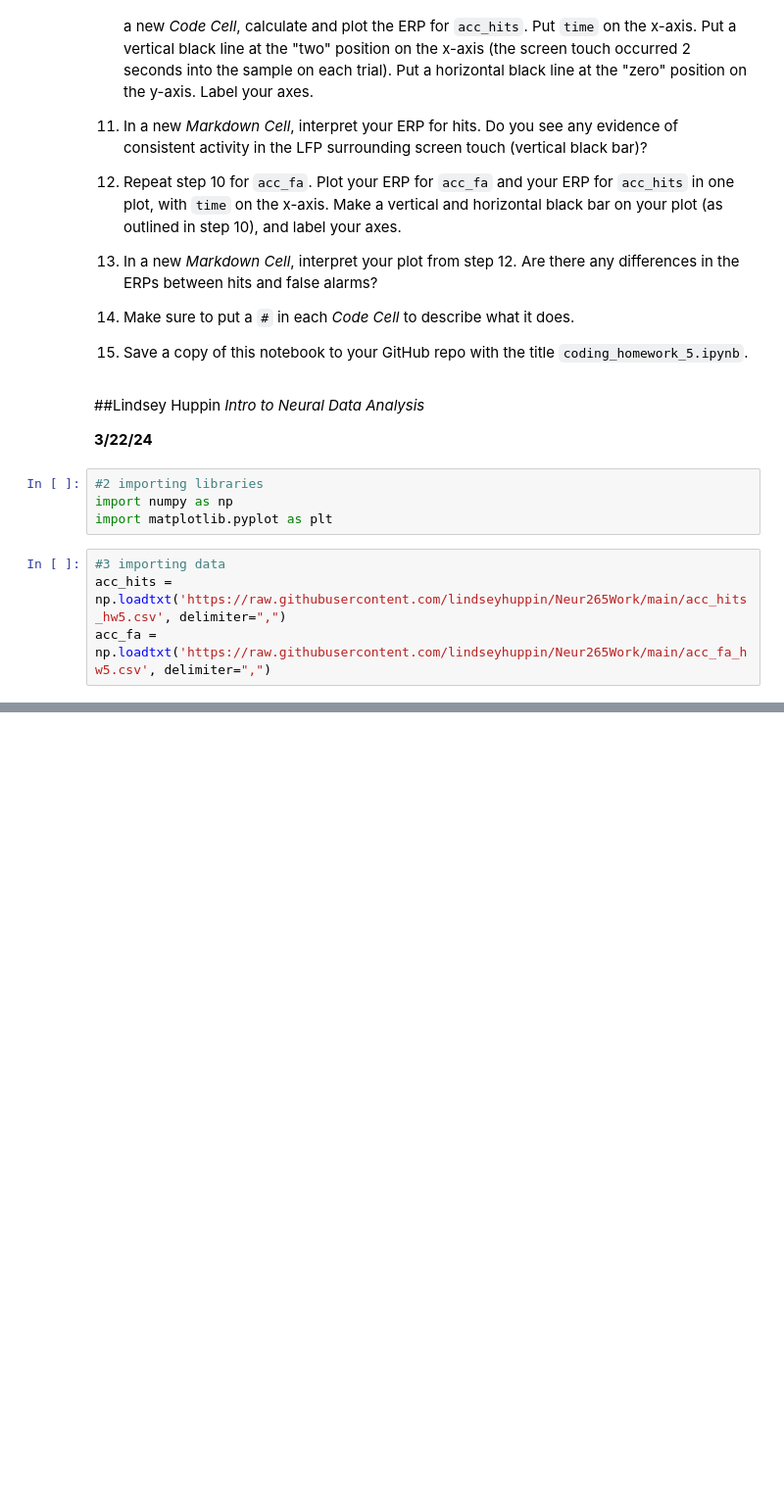
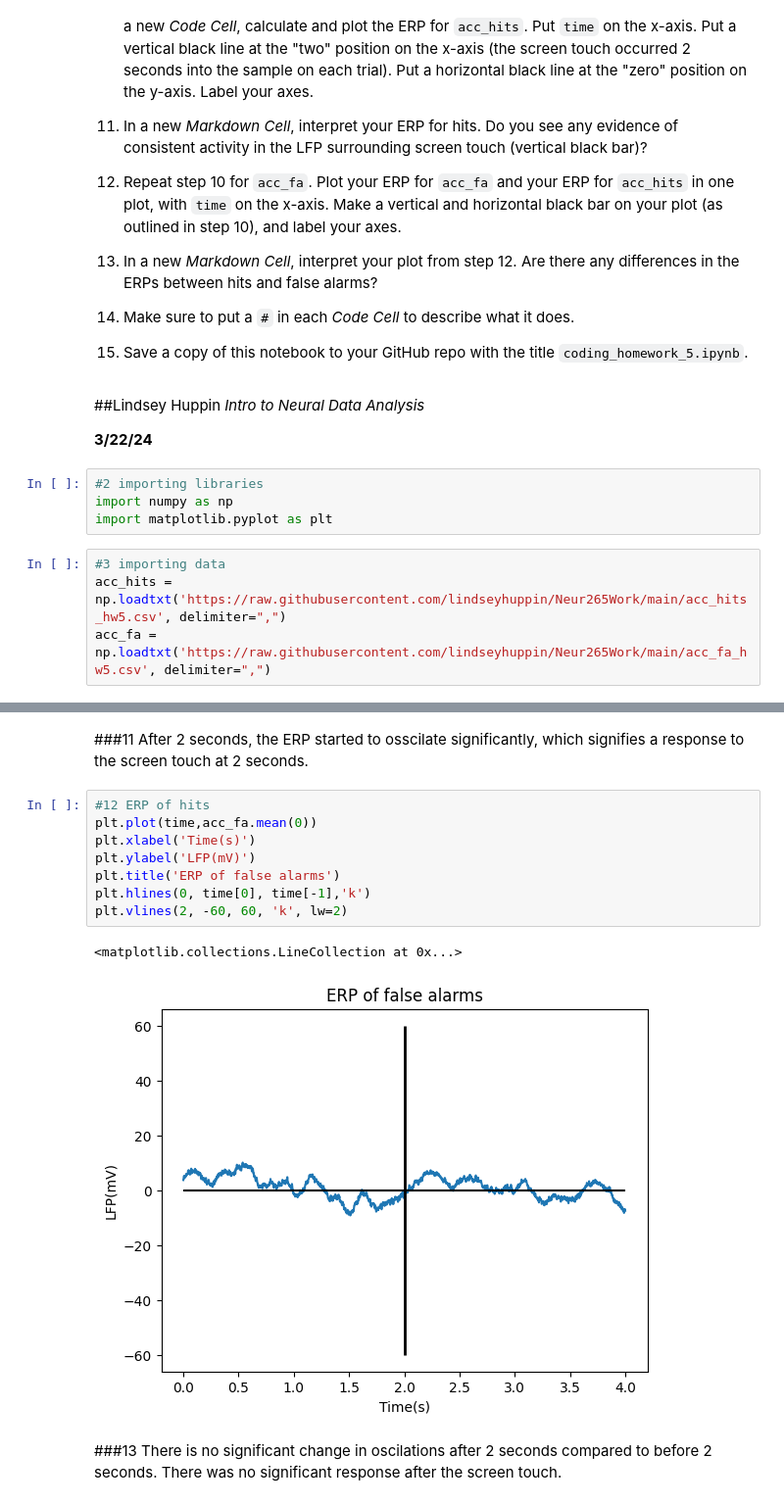
Before and after one commit to lindseyhuppin/Neur265Work, a Jupyter notebook: homework/coding_homework_5.ipynb, the cells around one changed output, grey strips where cells are left out. Shown at 98% size. Drawn from its saved outputs; the diff is of its cells as text; blank space fills up the shorter version.

```diff
--- a/homework/coding_homework_5.ipynb
+++ b/homework/coding_homework_5.ipynb
@@ -59,0 +97,17 @@ print(acc_fa.shape) #y axis is mV, LFP
+# %% [markdown]
+###11
+After 2 seconds, the ERP started to osscilate significantly, which signifies a response to the screen touch at 2 seconds.
+# %%
+#12 ERP of hits
+plt.plot(time,acc_fa.mean(0))
+plt.xlabel('Time(s)')
+plt.ylabel('LFP(mV)')
+plt.title('ERP of false alarms')
+plt.hlines(0, time[0], time[-1],'k')
+plt.vlines(2, -60, 60, 'k', lw=2)
+# %% [output]
+<matplotlib.collections.LineCollection at 0x...>
+[figure, added]
+# %% [markdown]
+###13
+There is no significant change in oscilations after 2 seconds compared to before 2 seconds. There was no significant response after the screen touch.
```
Also changed, not shown: parts of 6 cells of this notebook.
